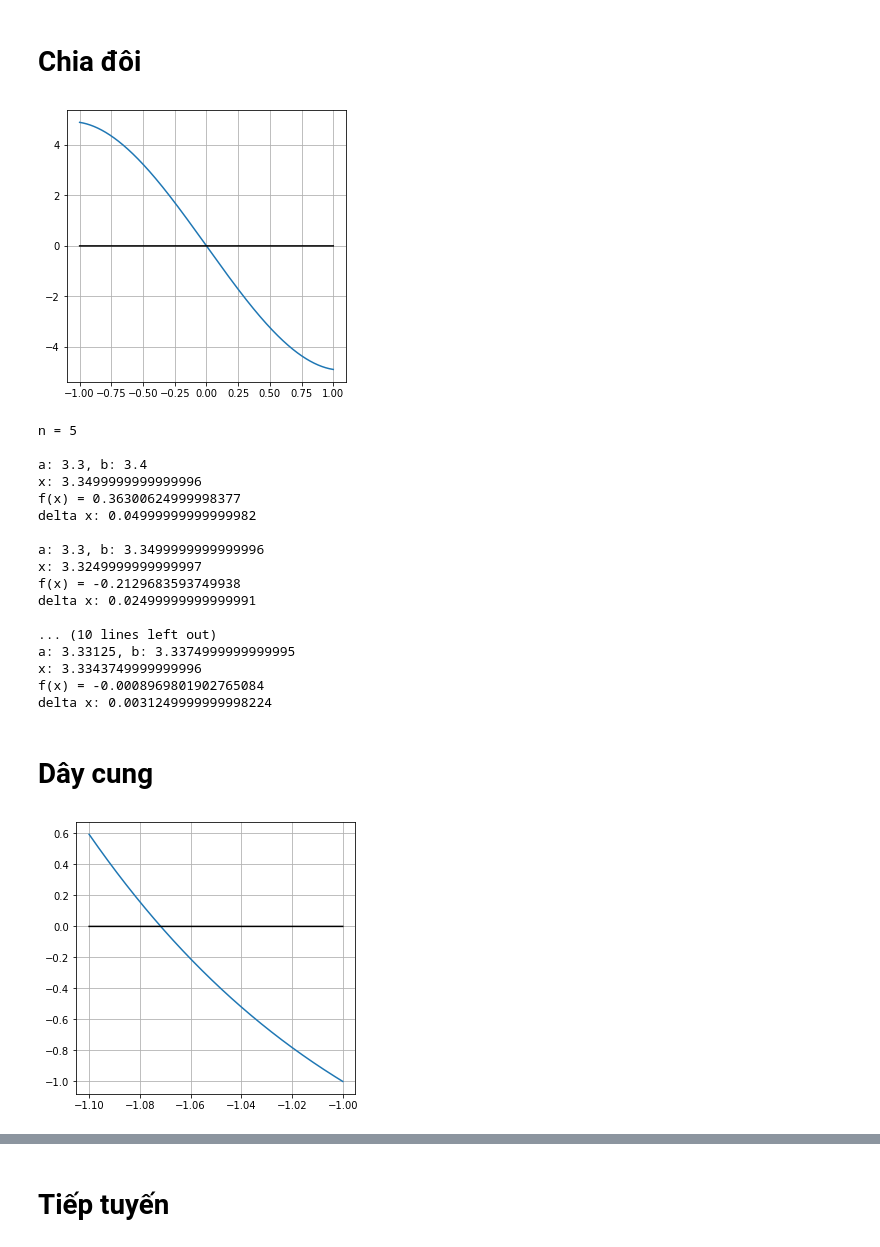
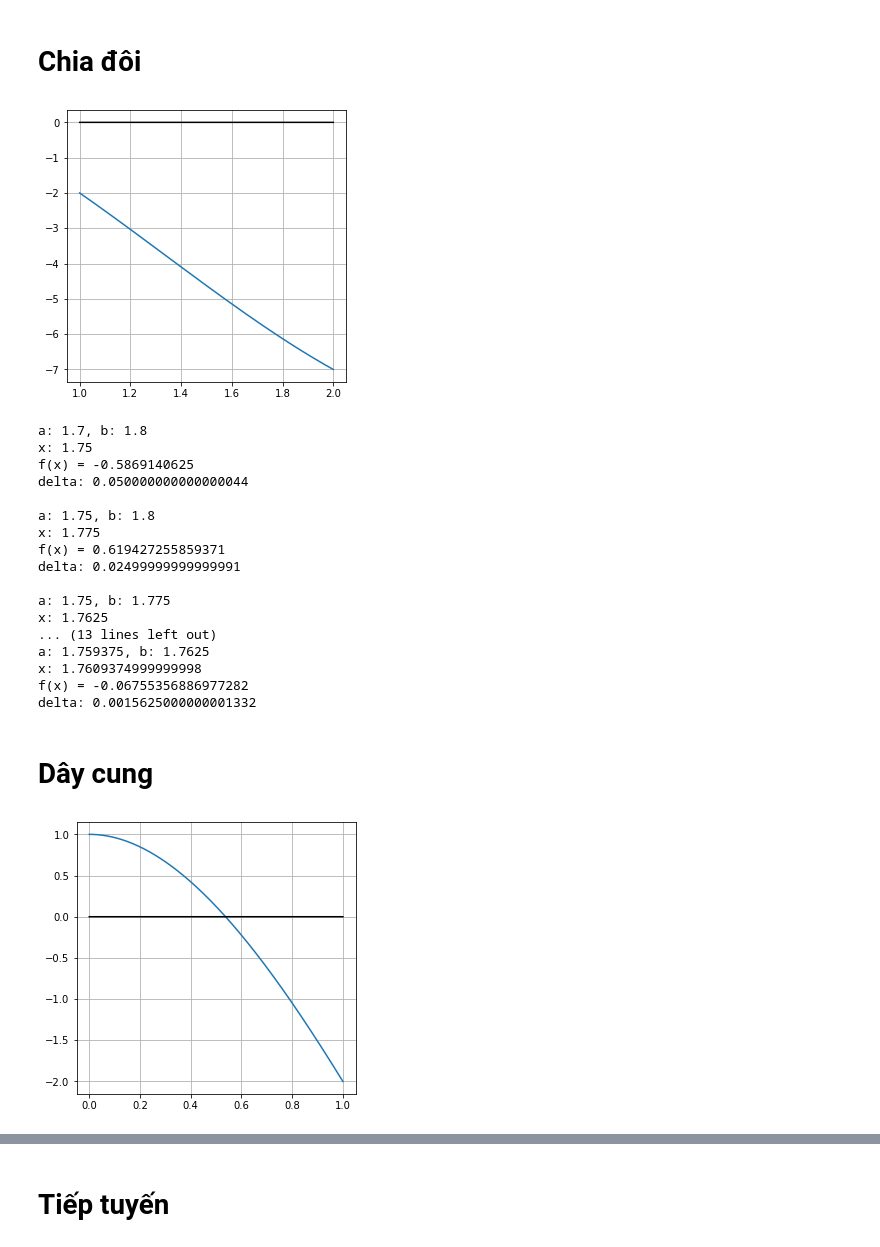
Before and after one commit to SmallCityBoy/PPT, a Jupyter notebook: PPT.ipynb, the cells around one changed output, grey strips where cells are left out. Drawn from its saved outputs; the diff is of its cells as text; code cells hidden in the pictures.

```diff
--- a/PPT.ipynb
+++ b/PPT.ipynb
@@ -94,57 +96,57 @@ saisotuyetdoicuaham(0, 0.012, 0, 0.023, 0, 0.123)
 # %% [markdown]
 # Chia đôi
 # %%
-x = np.linspace(-1,1, 100000)
+x = np.linspace(1,2, 100000)
 plt.figure(figsize=(5,5))
-y =  x**3 - 7*np.sin(x)
+y =  x**3 - 4*x**2 + 1
 z = 0*x
 plt.plot(x,y)
 plt.plot(x,z, color='black')
 # plt.plot(x,x)
 plt.grid()
 # %% [output]
-[figure, old version]
+[figure, new version]
 # %%
 def f(x): # tự viết
-    return x**4 - x**3*4 + 8*x - 2
+    return x**5 - 17
 
-a = 3.3
-b = 3.4
-n = 0
-epxilon = 0.005
+a = 1.7
+b = 1.8
+n = 6
+epxilon = 0
 # Nếu bài toán cho trước n thì để epxilon = 0 và ngược lại
 
 chiadoi(f, a, b, n=n, epxilon=epxilon)
 # %% [output]
-n = 5
+a: 1.7, b: 1.8
+x: 1.75
+f(x) = -0.5869140625
+delta: 0.050000000000000044
 
-a: 3.3, b: 3.4
-x: 3.3499999999999996
-f(x) = 0.36300624999998377
-delta x: 0.04999999999999982
+a: 1.75, b: 1.8
+x: 1.775
+f(x) = 0.619427255859371
+delta: 0.02499999999999991
 
-a: 3.3, b: 3.3499999999999996
-x: 3.3249999999999997
-f(x) = -0.2129683593749938
-delta x: 0.02499999999999991
-
-... (10 lines left out)
-a: 3.33125, b: 3.3374999999999995
-x: 3.3343749999999996
-f(x) = -0.0008969801902765084
-delta x: 0.0031249999999998224
+a: 1.75, b: 1.775
+x: 1.7625
+... (13 lines left out)
+a: 1.759375, b: 1.7625
+x: 1.7609374999999998
+f(x) = -0.06755356886977282
+delta: 0.0015625000000001332
 # %% [markdown]
 # Dây cung
 # %%
-x = np.linspace(-1.1,-1, 100000)
+x = np.linspace(0,1, 100000)
 plt.figure(figsize=(5,5))
-y = x**10-2
+y = x**3 - 4*x**2 + 1
 z = 0*x
 plt.plot(x,y)
 plt.plot(x,z, color='black')
 # plt.plot(x,x)
 plt.grid()
 # %% [output]
-[figure, old version]
+[figure, new version]
 # %%
 def f(x): # tự viết
```
Also changed, not shown: parts of 24 cells of this notebook, 1 other file.
